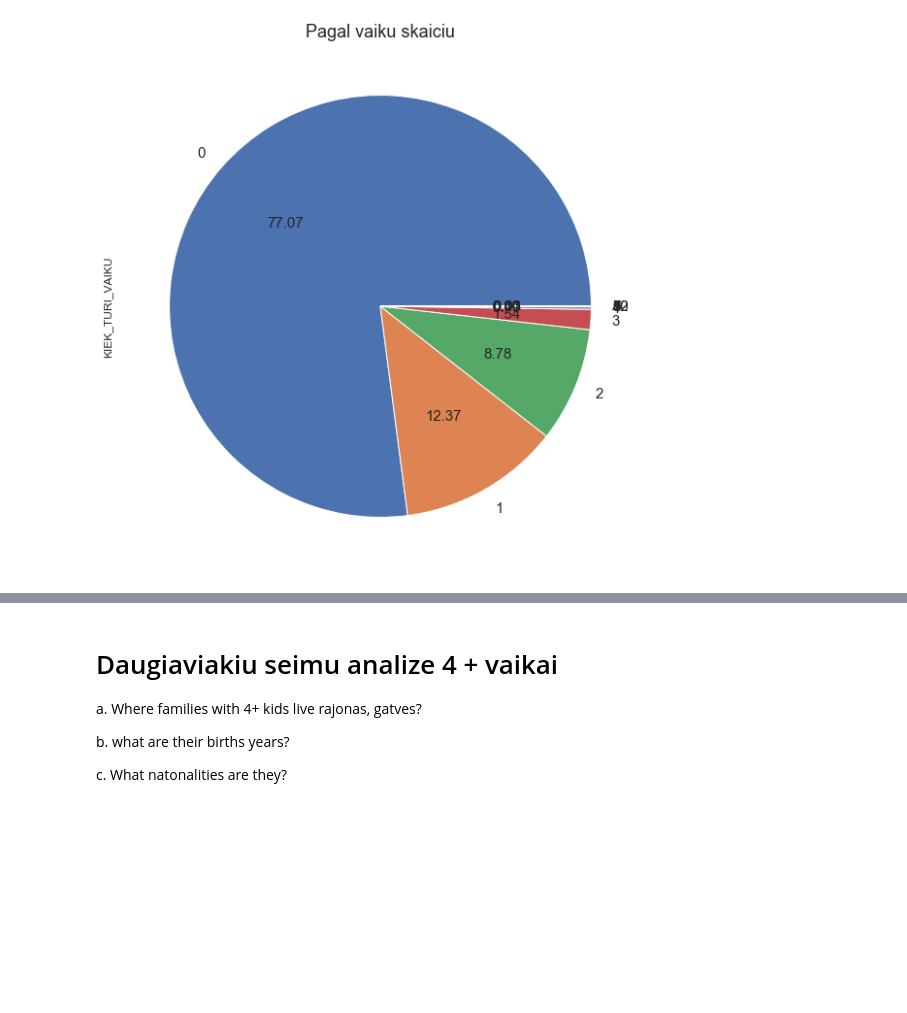
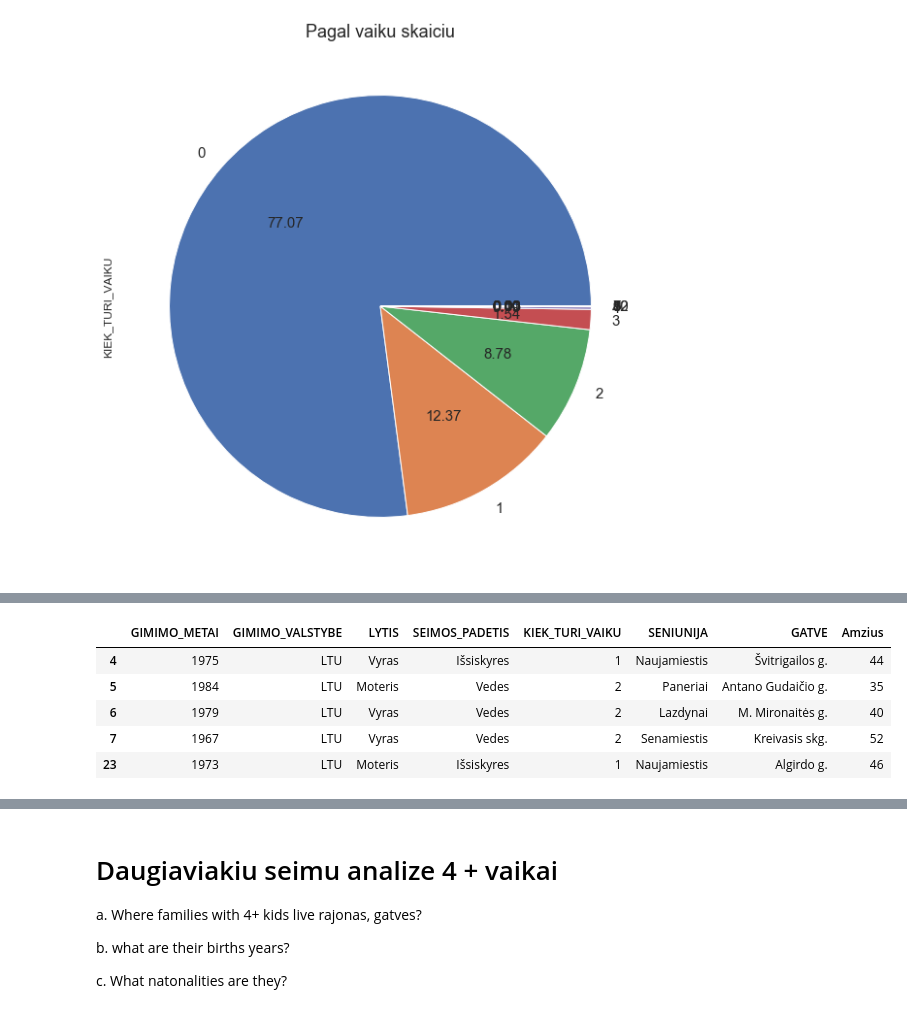
Before and after one commit to ValdemarQ/Explopring-Vilnius-Data, a Jupyter notebook: Vilnius Data.ipynb, the cells around one changed output, grey strips where cells are left out. Drawn from its saved outputs; the diff is of its cells as text; code cells hidden in the pictures; blank space fills up the shorter version.

```diff
--- a/Vilnius Data.ipynb
+++ b/Vilnius Data.ipynb
@@ -293,0 +317,10 @@ Text(0.5, 1.0, 'Pagal vaiku skaiciu')
+# %%
+suvaikais = df[df['KIEK_TURI_VAIKU'] > 0]
+suvaikais.head()
+# %% [output]
+|  | GIMIMO_METAI | GIMIMO_VALSTYBE | LYTIS | SEIMOS_PADETIS | KIEK_TURI_VAIKU | SENIUNIJA | GATVE | Amzius |
+| 4 | 1975 | LTU | Vyras | Išsiskyres | 1 | Naujamiestis | Švitrigailos g. | 44 |
+| 5 | 1984 | LTU | Moteris | Vedes | 2 | Paneriai | Antano Gudaičio g. | 35 |
+| 6 | 1979 | LTU | Vyras | Vedes | 2 | Lazdynai | M. Mironaitės g. | 40 |
+| 7 | 1967 | LTU | Vyras | Vedes | 2 | Senamiestis | Kreivasis skg. | 52 |
+| 23 | 1973 | LTU | Moteris | Išsiskyres | 1 | Naujamiestis | Algirdo g. | 46 |
```
Also changed, not shown: parts of 12 cells of this notebook.
